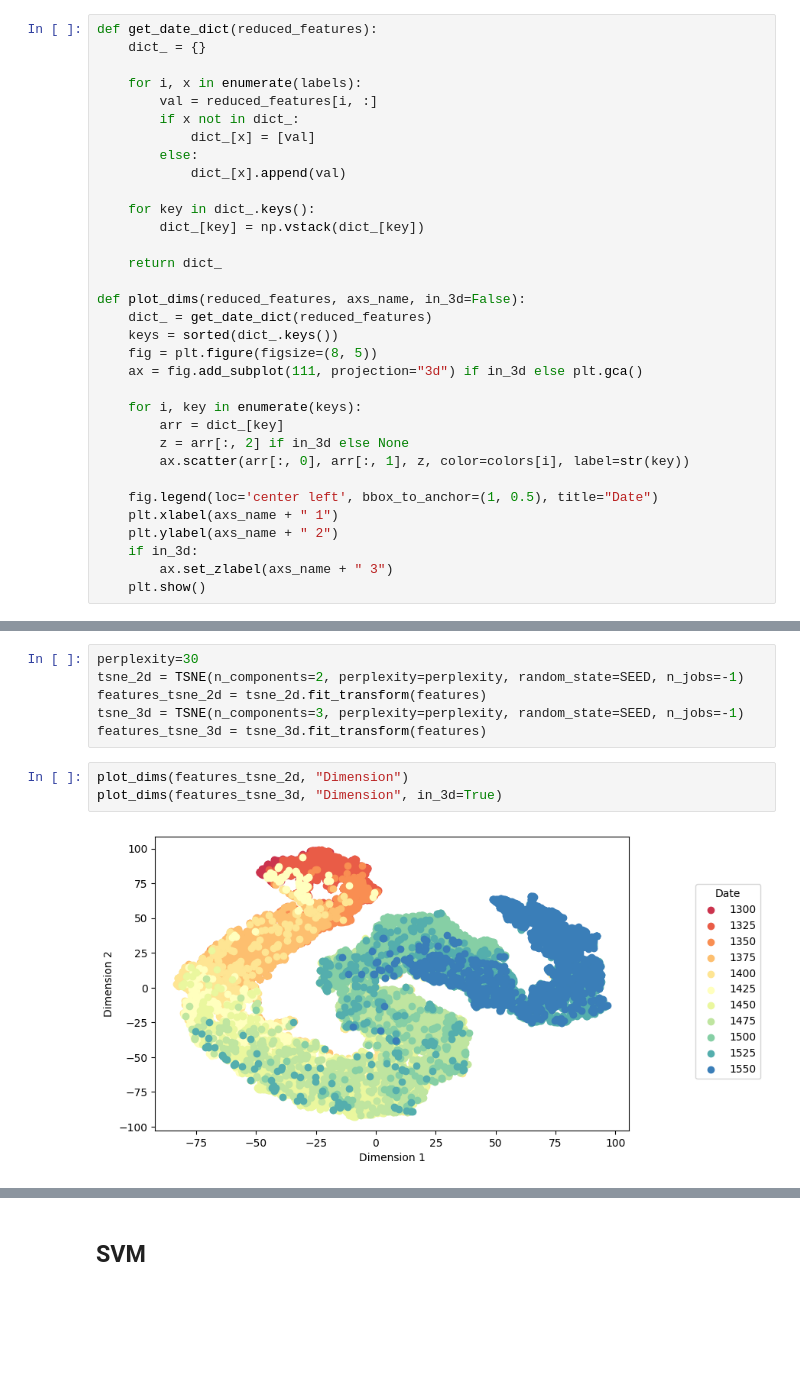
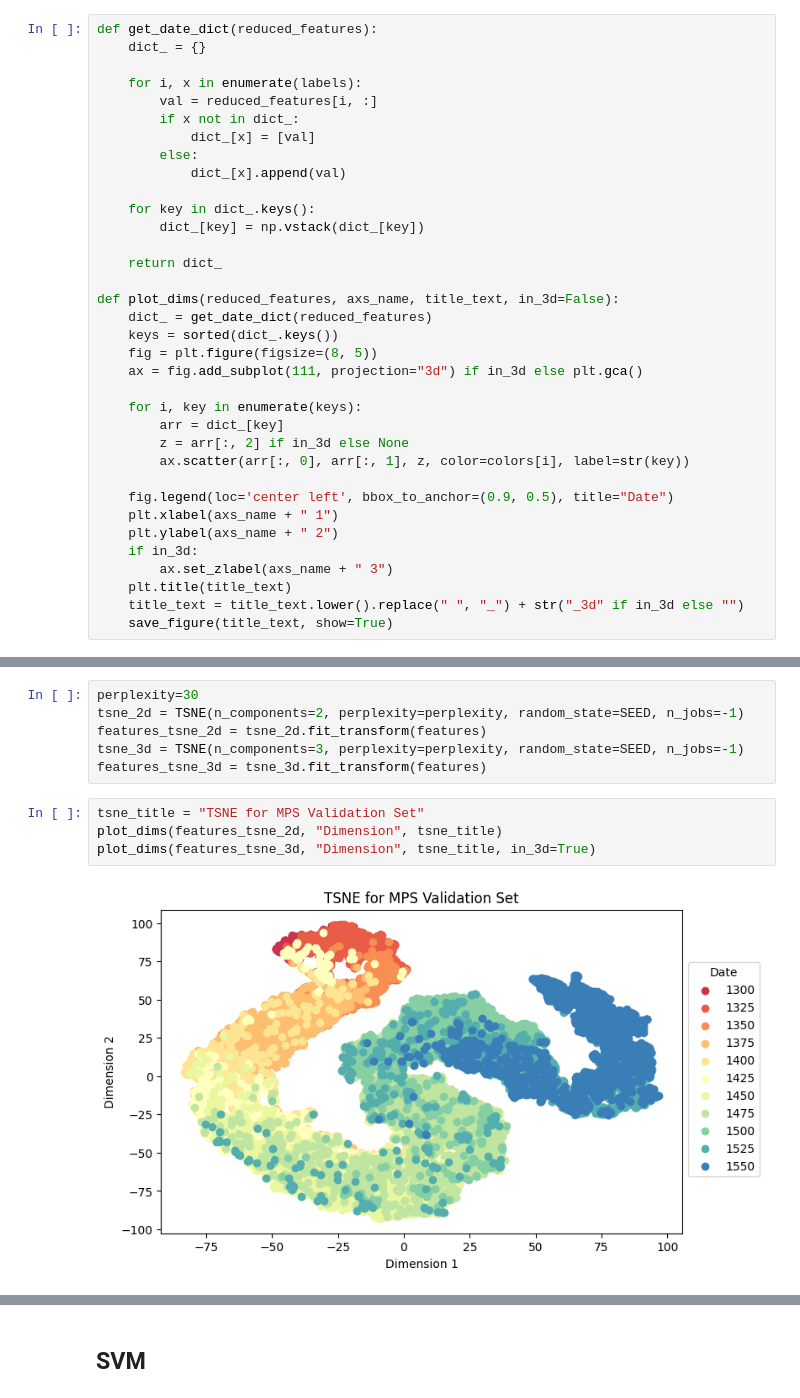
Before and after one commit to NikolaiHerrmann/deep-dating, a Jupyter notebook: src/graph_pca_tsne.ipynb, the cells around one changed output, grey strips where cells are left out. Saved outputs shown, nothing was run; the diff lists cells and outputs as text; blank space fills up the shorter version.

```diff
--- a/src/graph_pca_tsne.ipynb
+++ b/src/graph_pca_tsne.ipynb
@@ -87,7 +87,7 @@ def get_date_dict(reduced_features):
 
     return dict_
 
-def plot_dims(reduced_features, axs_name, in_3d=False):
+def plot_dims(reduced_features, axs_name, title_text, in_3d=False):
     dict_ = get_date_dict(reduced_features)
     keys = sorted(dict_.keys())
     fig = plt.figure(figsize=(8, 5))
@@ -98,12 +98,14 @@ def plot_dims(reduced_features, axs_name, in_3d=False):
         z = arr[:, 2] if in_3d else None
         ax.scatter(arr[:, 0], arr[:, 1], z, color=colors[i], label=str(key))
 
-    fig.legend(loc='center left', bbox_to_anchor=(1, 0.5), title="Date")
+    fig.legend(loc='center left', bbox_to_anchor=(0.9, 0.5), title="Date")
     plt.xlabel(axs_name + " 1")
     plt.ylabel(axs_name + " 2")
     if in_3d:
         ax.set_zlabel(axs_name + " 3")
-    plt.show()
+    plt.title(title_text)
+    title_text = title_text.lower().replace(" ", "_") + str("_3d" if in_3d else "")
+    save_figure(title_text, show=True)
 # %% [markdown]
 ## PCA
 # %%
@@ -141,7 +144,8 @@ features_tsne_2d = tsne_2d.fit_transform(features)
 tsne_3d = TSNE(n_components=3, perplexity=perplexity, random_state=SEED, n_jobs=-1)
 features_tsne_3d = tsne_3d.fit_transform(features)
 # %%
-plot_dims(features_tsne_2d, "Dimension")
-plot_dims(features_tsne_3d, "Dimension", in_3d=True)
+tsne_title = "TSNE for MPS Validation Set"
+plot_dims(features_tsne_2d, "Dimension", tsne_title)
+plot_dims(features_tsne_3d, "Dimension", tsne_title, in_3d=True)
 # %% [output]
-[figure, old version]
+[figure, new version]
```
Also changed, not shown: parts of 10 cells of this notebook, 5 other files.
